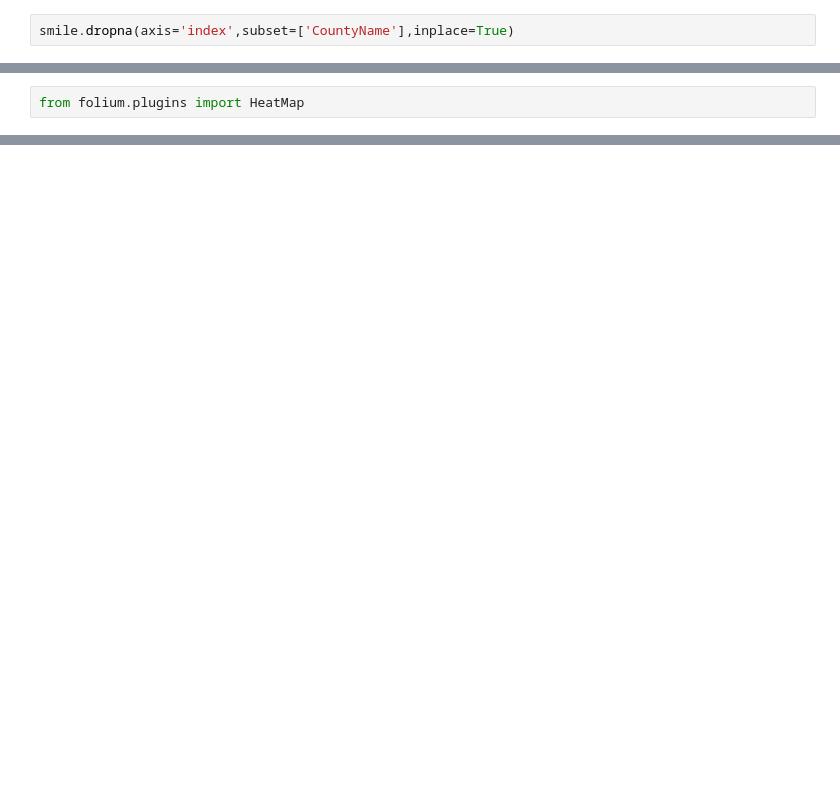
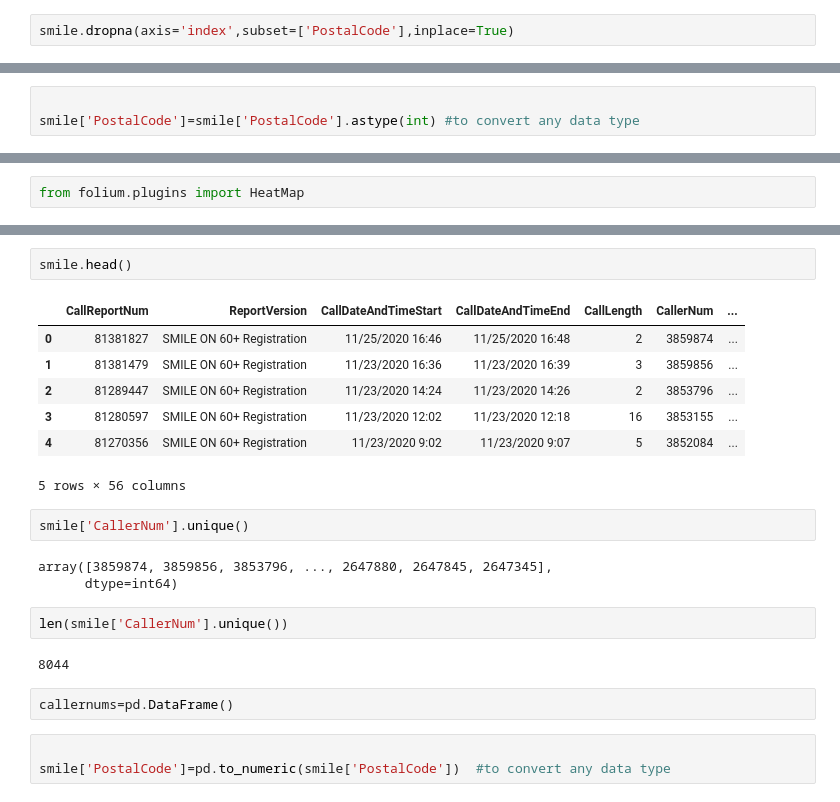
Before and after one commit to abcarlisle22/smile-on-lava-girl, a Jupyter notebook: Notebook/smile.ipynb, the cells around one changed output, grey strips where cells are left out. Saved outputs shown, nothing was run; the diff lists cells and outputs as text; blank space fills up the shorter version.

```diff
--- a/Notebook/smile.ipynb
+++ b/Notebook/smile.ipynb
@@ -46,3 +221,3 @@ smile.isna().sum()
 # %%
-smile.dropna(axis='index',subset=['CountyName'],inplace=True)
+smile.dropna(axis='index',subset=['PostalCode'],inplace=True)
 # %%
@@ -51,0 +229,3 @@ locations=pd.DataFrame()
+# %%
+
+smile['PostalCode']=smile['PostalCode'].astype(int) #to convert any data type
@@ -105,0 +359,24 @@ basemap
+# %%
+smile.head()
+# %% [output]
+|  | CallReportNum | ReportVersion | CallDateAndTimeStart | CallDateAndTimeEnd | CallLength | CallerNum | ... |
+| 0 | 81381827 | SMILE ON 60+ Registration | 11/25/2020 16:46 | 11/25/2020 16:48 | 2 | 3859874 | ... |
+| 1 | 81381479 | SMILE ON 60+ Registration | 11/23/2020 16:36 | 11/23/2020 16:39 | 3 | 3859856 | ... |
+| 2 | 81289447 | SMILE ON 60+ Registration | 11/23/2020 14:24 | 11/23/2020 14:26 | 2 | 3853796 | ... |
+| 3 | 81280597 | SMILE ON 60+ Registration | 11/23/2020 12:02 | 11/23/2020 12:18 | 16 | 3853155 | ... |
+| 4 | 81270356 | SMILE ON 60+ Registration | 11/23/2020 9:02 | 11/23/2020 9:07 | 5 | 3852084 | ... |
+5 rows × 56 columns
+# %%
+smile['CallerNum'].unique()
+# %% [output]
+array([3859874, 3859856, 3853796, ..., 2647880, 2647845, 2647345],
+      dtype=int64)
+# %%
+len(smile['CallerNum'].unique())
+# %% [output]
+8044
+# %%
+callernums=pd.DataFrame()
+# %%
+
+smile['PostalCode']=pd.to_numeric(smile['PostalCode'])  #to convert any data type
```
Also changed, not shown: parts of 61 cells of this notebook, 4 other files.
